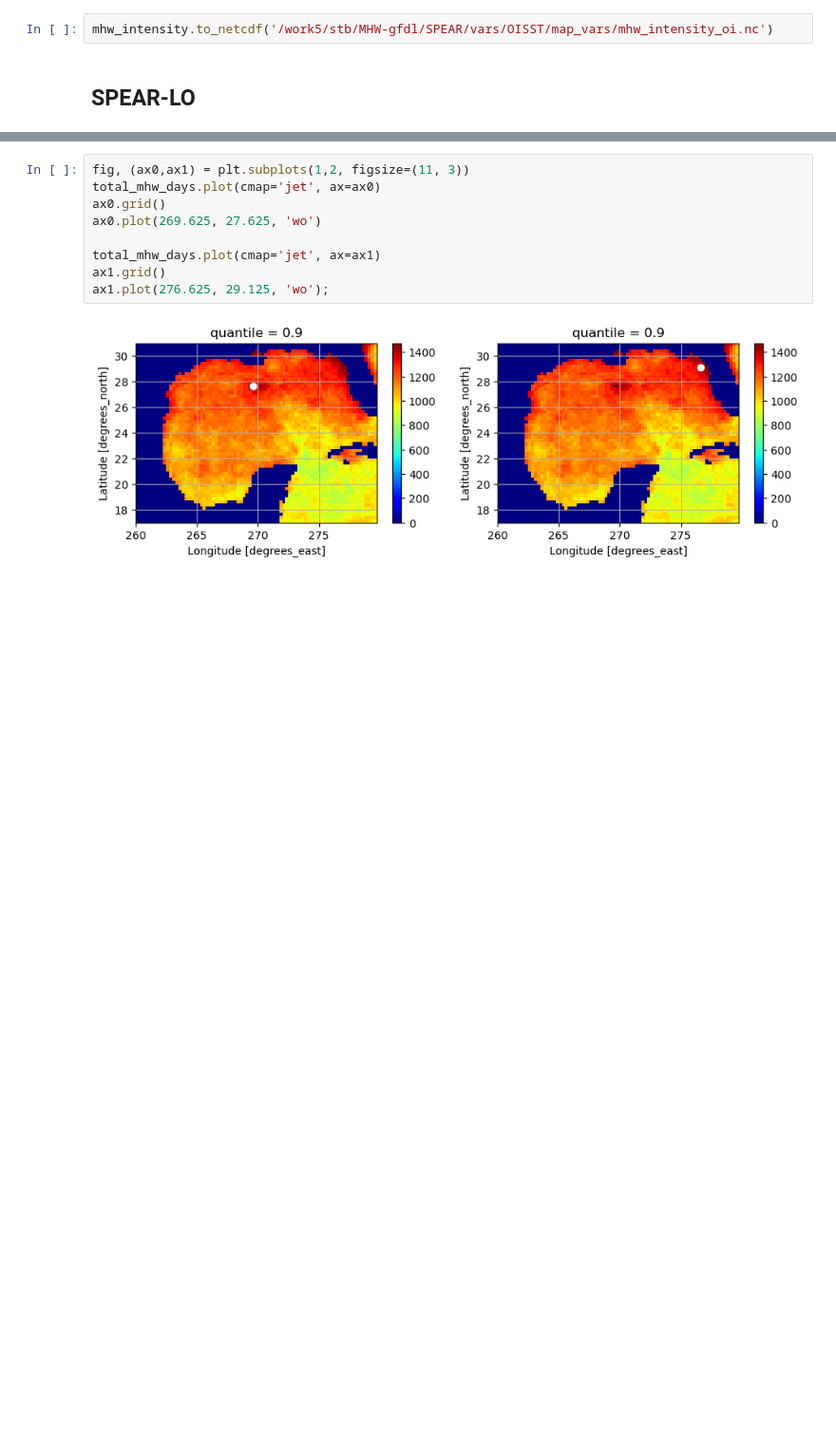
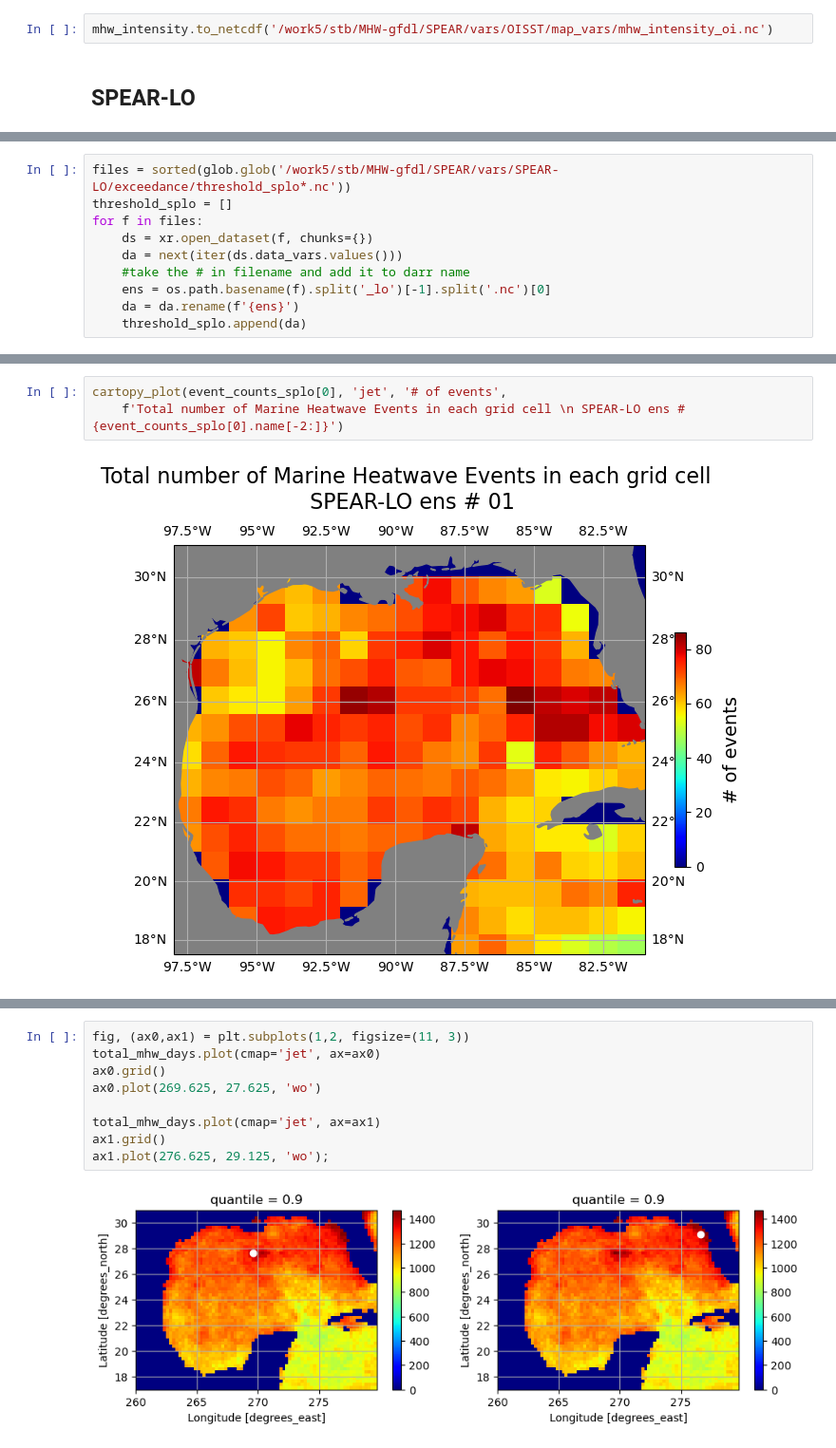
Before and after one commit to shanicetbailey/MHW-gfdl, a Jupyter notebook: define-MHW-SPEAR-lo.ipynb, the cells around one changed output, grey strips where cells are left out. Shown at 95% size. Saved outputs shown, nothing was run; the diff lists cells and outputs as text; blank space fills up the shorter version.

```diff
--- a/define-MHW-SPEAR-lo.ipynb
+++ b/define-MHW-SPEAR-lo.ipynb
@@ -199,0 +214,10 @@ ValueError: Could not find any dimension coordinates to use to order the dataset
+# %%
+files = sorted(glob.glob('/work5/stb/MHW-gfdl/SPEAR/vars/SPEAR-LO/exceedance/threshold_splo*.nc'))
+threshold_splo = []
+for f in files:
+    ds = xr.open_dataset(f, chunks={})
+    da = next(iter(ds.data_vars.values()))
+    #take the # in filename and add it to darr name
+    ens = os.path.basename(f).split('_lo')[-1].split('.nc')[0]
+    da = da.rename(f'{ens}')
+    threshold_splo.append(da)
@@ -252 +389,6 @@ mhw_intensity = (mhw_events - threshold).mean(dim="time")
+# %%
+cartopy_plot(event_counts_splo[0], 'jet', '# of events',
+    f'Total number of Marine Heatwave Events in each grid cell \n SPEAR-LO ens # {event_counts_splo[0].name[-2:]}')
+# %% [output]
+[figure, added]
 # %%
```
Also changed, not shown: parts of 24 cells of this notebook.
